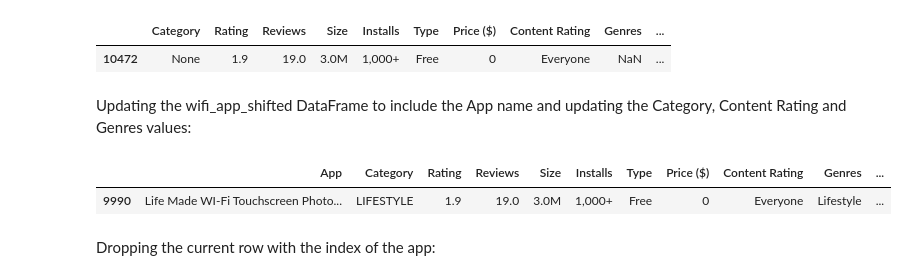
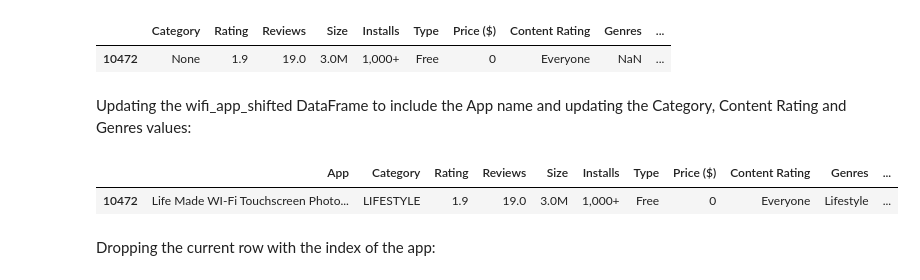
Before and after one commit to s-batish/data_visualisation_project, a Jupyter notebook: google_play_store_apps.ipynb, the cells around one changed output. Saved outputs shown, nothing was run; the diff lists cells and outputs as text; code cells hidden in the pictures.

```diff
--- a/google_play_store_apps.ipynb
+++ b/google_play_store_apps.ipynb
@@ -101,24 +84,16 @@ wifi_app_shifted
 # %% [markdown]
 Updating the wifi_app_shifted DataFrame to include the App name and updating the Category, Content Rating and Genres values:
 # %%
-# new_wifi_app = wifi_app_shifted.insert(0, 'App', ['Life Made WI-Fi Touchscreen Photo Frame'], True)
-# new_wifi_app
-# wifi_app_shifted.drop(columns=['App'])
-# wifi_app_shifted
-# wifi_app_shifted.drop(columns=['App'])
-# new_wifi_app = wifi_app_shifted.drop(columns=['App'])
-# new_wifi_app.insert(0, 'App', ['Life Made WI-Fi Touchscreen Photo Frame'], True)
-# new_wifi_app
-# # new_wifi_app = wifi_app_shifted.drop(columns=['App'])
-# # new_wifi_app
-# new_wifi_app.at[9990, 'Category'] = 'LIFESTYLE'
-# new_wifi_app.at[9990, 'Content Rating'] = 'Everyone'
-# new_wifi_app.at[9990, 'Genres'] = 'Lifestyle'
-# # new_wifi_app
+new_wifi_app = wifi_app_shifted.insert(0, 'App', ['Life Made WI-Fi Touchscreen Photo Frame'], True)
+new_wifi_app = wifi_app_shifted.drop(columns=['App'])
+new_wifi_app.insert(0, 'App', ['Life Made WI-Fi Touchscreen Photo Frame'], True)
+new_wifi_app.at[10472, 'Category'] = 'LIFESTYLE'
+new_wifi_app.at[10472, 'Content Rating'] = 'Everyone'
+new_wifi_app.at[10472, 'Genres'] = 'Lifestyle'
 new_wifi_app
 # %% [output]
 |  | App | Category | Rating | Reviews | Size | Installs | Type | Price ($) | Content Rating | Genres | ... |
-| 9990 | Life Made WI-Fi Touchscreen Photo... | LIFESTYLE | 1.9 | 19.0 | 3.0M | 1,000+ | Free | 0 | Everyone | Lifestyle | ... |
+| 10472 | Life Made WI-Fi Touchscreen Photo... | LIFESTYLE | 1.9 | 19.0 | 3.0M | 1,000+ | Free | 0 | Everyone | Lifestyle | ... |
 # %% [markdown]
 Dropping the current row with the index of the app:
 # %%
```
Also changed, not shown: parts of 28 cells of this notebook.
